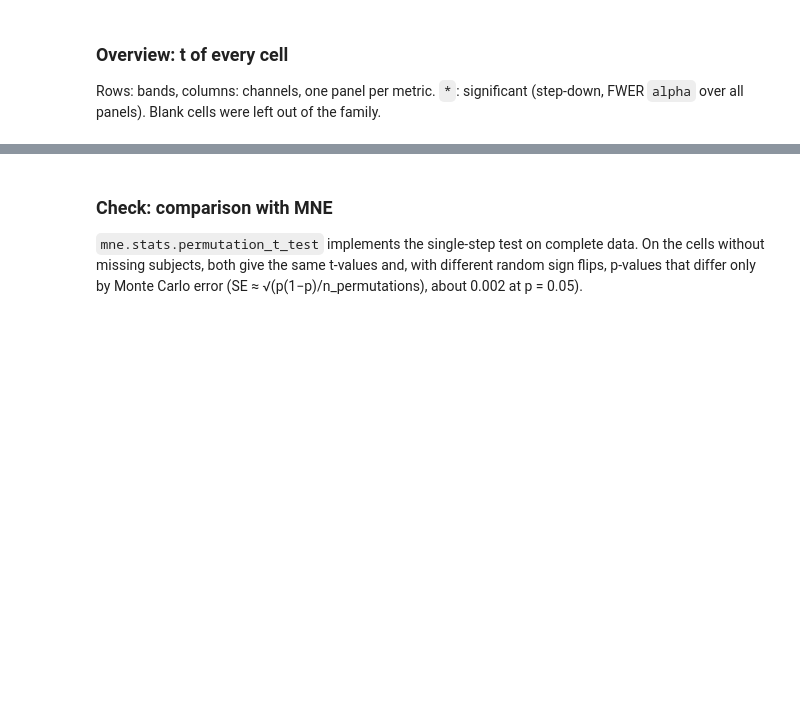
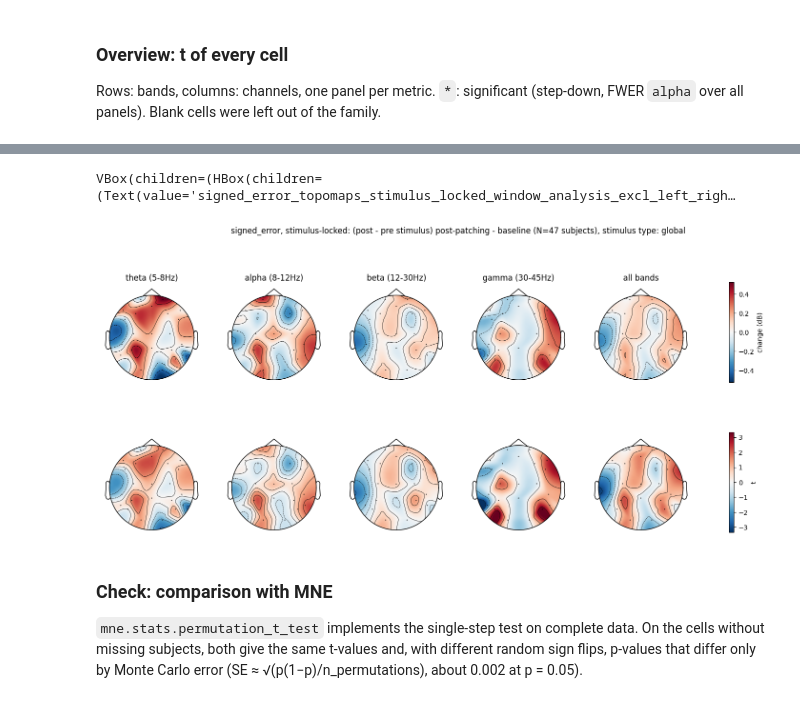
Before and after one commit to gaborab/plasticity_foundation, a Jupyter notebook: notebooks/max_t_permutation.ipynb, the cells around one changed output, grey strips where cells are left out. Saved outputs shown, nothing was run; the diff lists cells and outputs as text; code cells hidden in the pictures; blank space fills up the shorter version.

```diff
--- a/notebooks/max_t_permutation.ipynb
+++ b/notebooks/max_t_permutation.ipynb
@@ -200,28 +281,32 @@ Per metric: change in % (top) and t (bottom) of every band, one symmetric colour
 # %%
 info = data_processor.create_topomap_info()  # 10-20 labels at the positions of the recording HydroCel electrodes, in CH_NAMES order
 mask_params = dict(marker="o", markerfacecolor="white", markeredgecolor="black", linewidth=0, markersize=7)
 
 for metric in metrics:
     metric_results = results.loc[metric]
     tested = metric_results[metric_results["t"].notna()]
-    rows = [("change_%", "change (%)", np.nanmax(np.abs(tested["change_%"]))), ("t", "t", t_limit)]
+    unit = "%" if metrics[metric] is not None else "dB"
+    rows = [("change", f"change ({unit})", np.nanmax(np.abs(tested["change"]))), ("t", "t", t_limit)]
 
     fig, axes = plt.subplots(len(rows), len(band_keys), figsize=(4 * len(band_keys), 7.5))
     for col, band in enumerate(band_keys):
         band_results = metric_results.xs(band, level="band").loc[CH_NAMES]  # channel order of info
         keep = np.flatnonzero(band_results["t"].notna())
         images = []
         for row, (column, _, limit) in enumerate(rows):
             im, _ = mne.viz.plot_topomap(band_results[column].to_numpy(dtype=float)[keep], mne.pick_info(info, keep), axes=axes[row, col],
                                          show=False, vlim=(-limit, limit), cmap="RdBu_r",
                                          mask=band_results["significant"].to_numpy(dtype=bool)[keep], mask_params=mask_params)
             images.append(im)
         axes[0, col].set_title(band)
     for row, (_, label, _) in enumerate(rows):
         fig.colorbar(images[row], ax=axes[row], shrink=0.8, label=label)  # every panel of a row shares its colour scale
-    fig.suptitle(f"{metric}: post-patching - baseline (N={len(subjects)} subjects), stimulus type: {', '.join(conditions) if conditions else 'all'}", y=1.0)
+    fig.suptitle(f"{metric}, {contrast_label} (N={len(subjects)} subjects), stimulus type: {', '.join(conditions) if conditions else 'all'}", y=1.0)
     plotting.save_button(fig, save_dir=plot_root, default_name=f"{metric}_topomaps_{file_suffix}")
     plt.show()
+# %% [output]
+VBox(children=(HBox(children=(Text(value='signed_error_topomaps_stimulus_locked_window_analysis_excl_left_righ…
+[figure, added]
 # %% [markdown]
 ### Check: comparison with MNE
 
```
Also changed, not shown: parts of 17 cells of this notebook, 4 other files.
